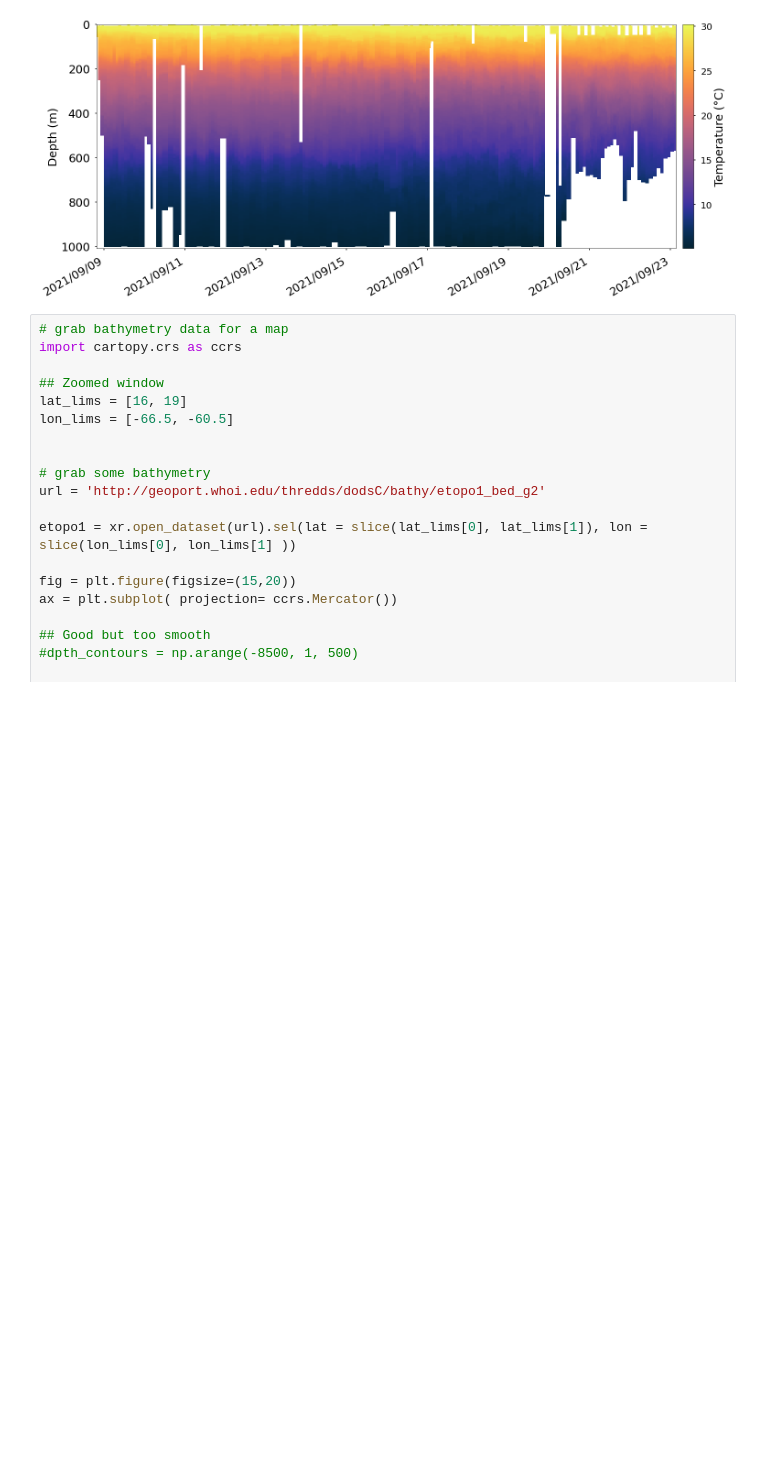
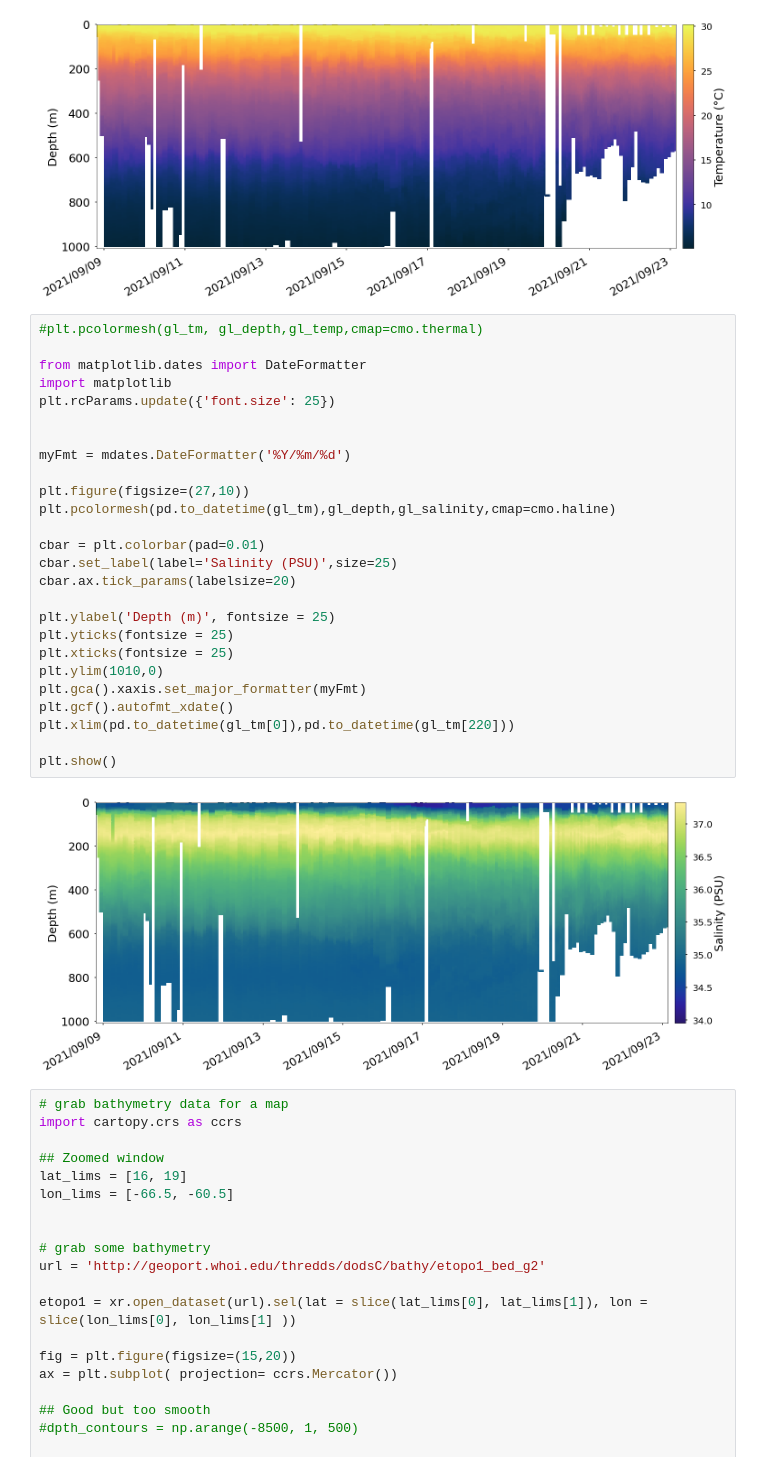
Before and after one commit to JGradone/Slocum-AD2CP, a Jupyter notebook: notebooks/RU29_2020_AD2CP_Analysis.ipynb, the cells around one changed output. Saved outputs shown, nothing was run; the diff lists cells and outputs as text; blank space fills up the shorter version.

Commit message:
Glider data plotting updates

```diff
--- a/notebooks/RU29_2020_AD2CP_Analysis.ipynb
+++ b/notebooks/RU29_2020_AD2CP_Analysis.ipynb
@@ -757,6 +754,34 @@ plt.xlim(pd.to_datetime(gl_tm[0]),pd.to_datetime(gl_tm[220]))
 plt.show()
 # %% [output]
 [figure]
+# %%
+#plt.pcolormesh(gl_tm, gl_depth,gl_temp,cmap=cmo.thermal)
+
+from matplotlib.dates import DateFormatter
+import matplotlib
+plt.rcParams.update({'font.size': 25})
+
+
+myFmt = mdates.DateFormatter('%Y/%m/%d')
+
+plt.figure(figsize=(27,10))
+plt.pcolormesh(pd.to_datetime(gl_tm),gl_depth,gl_salinity,cmap=cmo.haline)
+
+cbar = plt.colorbar(pad=0.01)
+cbar.set_label(label='Salinity (PSU)',size=25)
+cbar.ax.tick_params(labelsize=20)
+
+plt.ylabel('Depth (m)', fontsize = 25)
+plt.yticks(fontsize = 25)
+plt.xticks(fontsize = 25)
+plt.ylim(1010,0)
+plt.gca().xaxis.set_major_formatter(myFmt)
+plt.gcf().autofmt_xdate()
+plt.xlim(pd.to_datetime(gl_tm[0]),pd.to_datetime(gl_tm[220]))
+
+plt.show()
+# %% [output]
+[figure, added]
 # %%
 # grab bathymetry data for a map
 import cartopy.crs as ccrs
```
Also changed, not shown: parts of 1 cell of this notebook, 1 other file.
